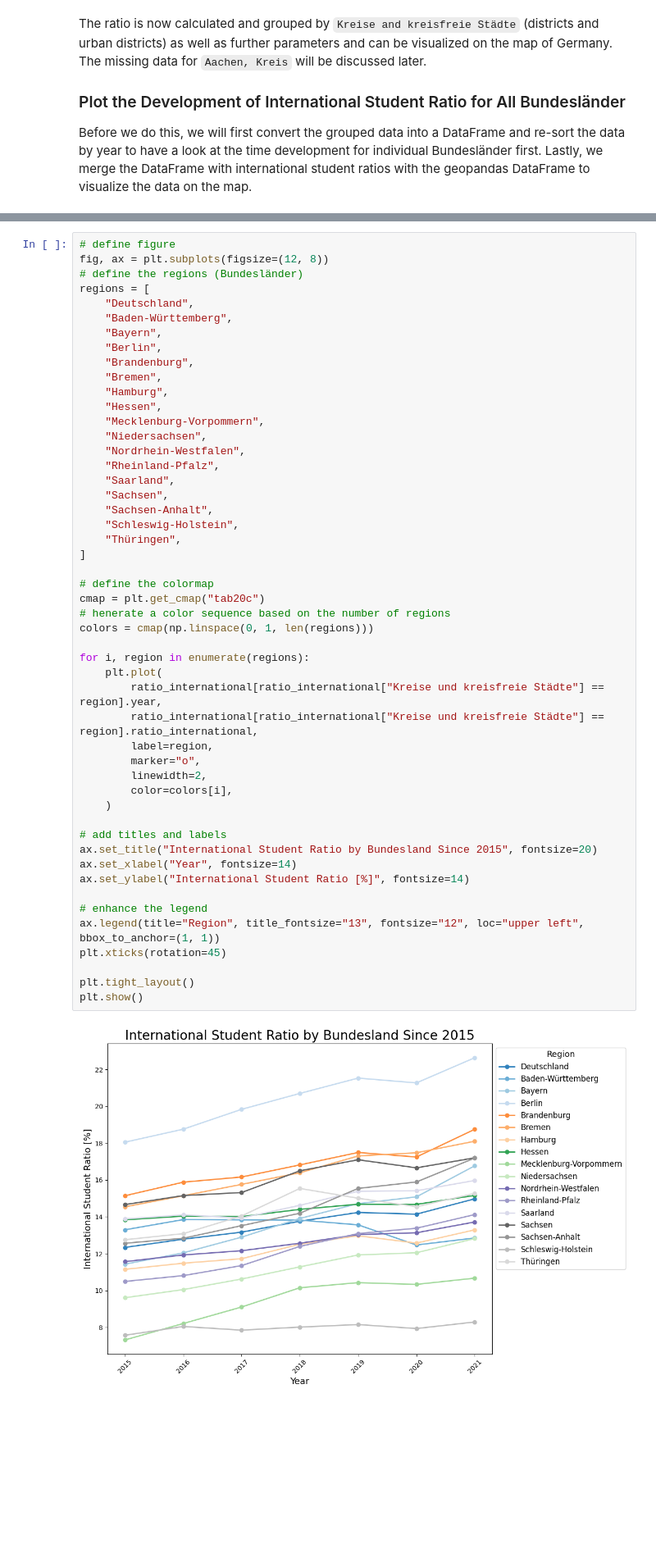
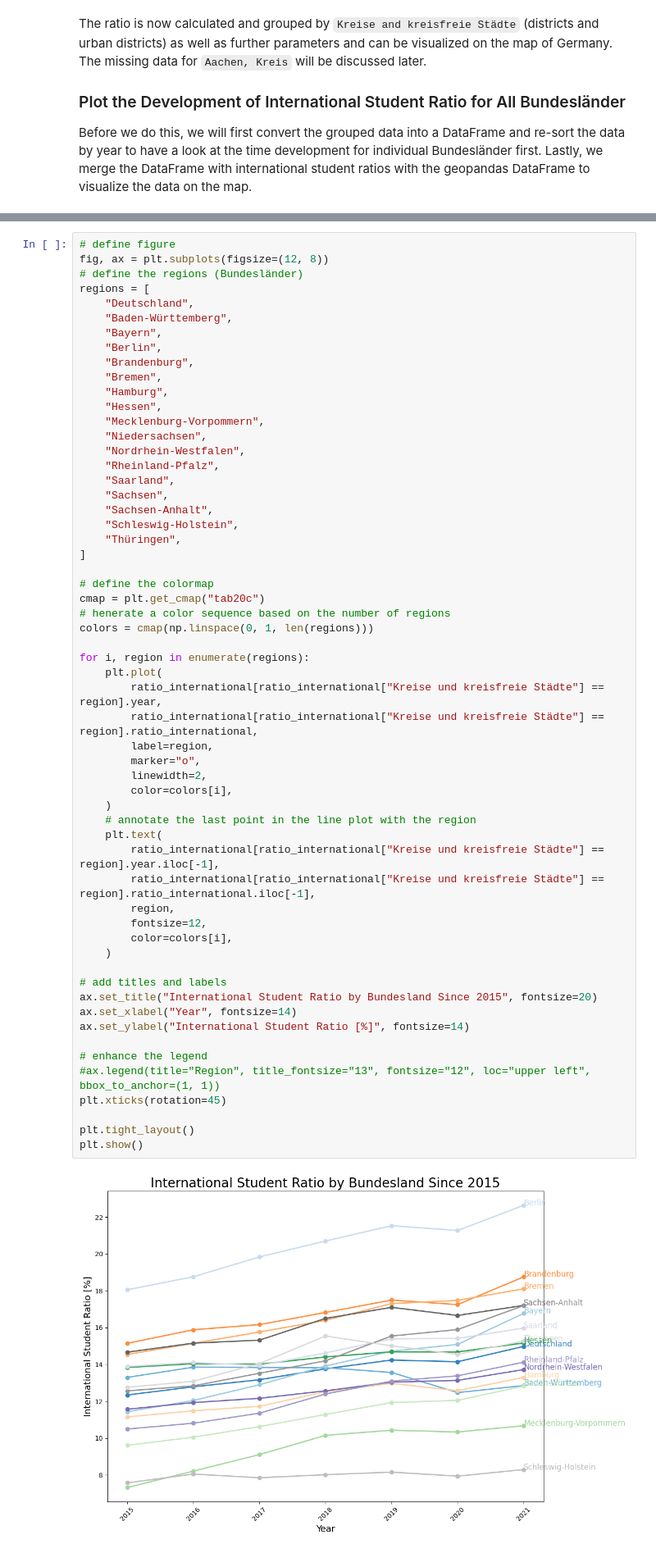
Before and after one commit to CorrelAid/pystatis, a Jupyter notebook: nb/02_Geo_visualization_example.ipynb, the cells around one changed output, grey strips where cells are left out. Shown at 82% size. Cells and saved outputs as stored; diff of their text form; blank space fills up the shorter version.

```diff
--- a/nb/02_Geo_visualization_example.ipynb
+++ b/nb/02_Geo_visualization_example.ipynb
@@ -225,35 +229,43 @@ regions = [
     "Schleswig-Holstein",
     "Thüringen",
 ]
 
 # define the colormap
 cmap = plt.get_cmap("tab20c")
 # henerate a color sequence based on the number of regions
 colors = cmap(np.linspace(0, 1, len(regions)))
 
 for i, region in enumerate(regions):
     plt.plot(
         ratio_international[ratio_international["Kreise und kreisfreie Städte"] == region].year,
         ratio_international[ratio_international["Kreise und kreisfreie Städte"] == region].ratio_international,
         label=region,
         marker="o",
         linewidth=2,
         color=colors[i],
     )
+    # annotate the last point in the line plot with the region
+    plt.text(
+        ratio_international[ratio_international["Kreise und kreisfreie Städte"] == region].year.iloc[-1],
+        ratio_international[ratio_international["Kreise und kreisfreie Städte"] == region].ratio_international.iloc[-1],
+        region,
+        fontsize=12,
+        color=colors[i],
+    )
 
 # add titles and labels
 ax.set_title("International Student Ratio by Bundesland Since 2015", fontsize=20)
 ax.set_xlabel("Year", fontsize=14)
 ax.set_ylabel("International Student Ratio [%]", fontsize=14)
 
 # enhance the legend
-ax.legend(title="Region", title_fontsize="13", fontsize="12", loc="upper left", bbox_to_anchor=(1, 1))
+#ax.legend(title="Region", title_fontsize="13", fontsize="12", loc="upper left", bbox_to_anchor=(1, 1))
 plt.xticks(rotation=45)
 
 plt.tight_layout()
 plt.show()
 # %% [output]
-[figure, old version]
+[figure, new version]
 # %% [markdown]
 ### Plot the Development of International Student Ratio on the Map of Germany
 
```
Also changed, not shown: parts of 10 cells of this notebook.
